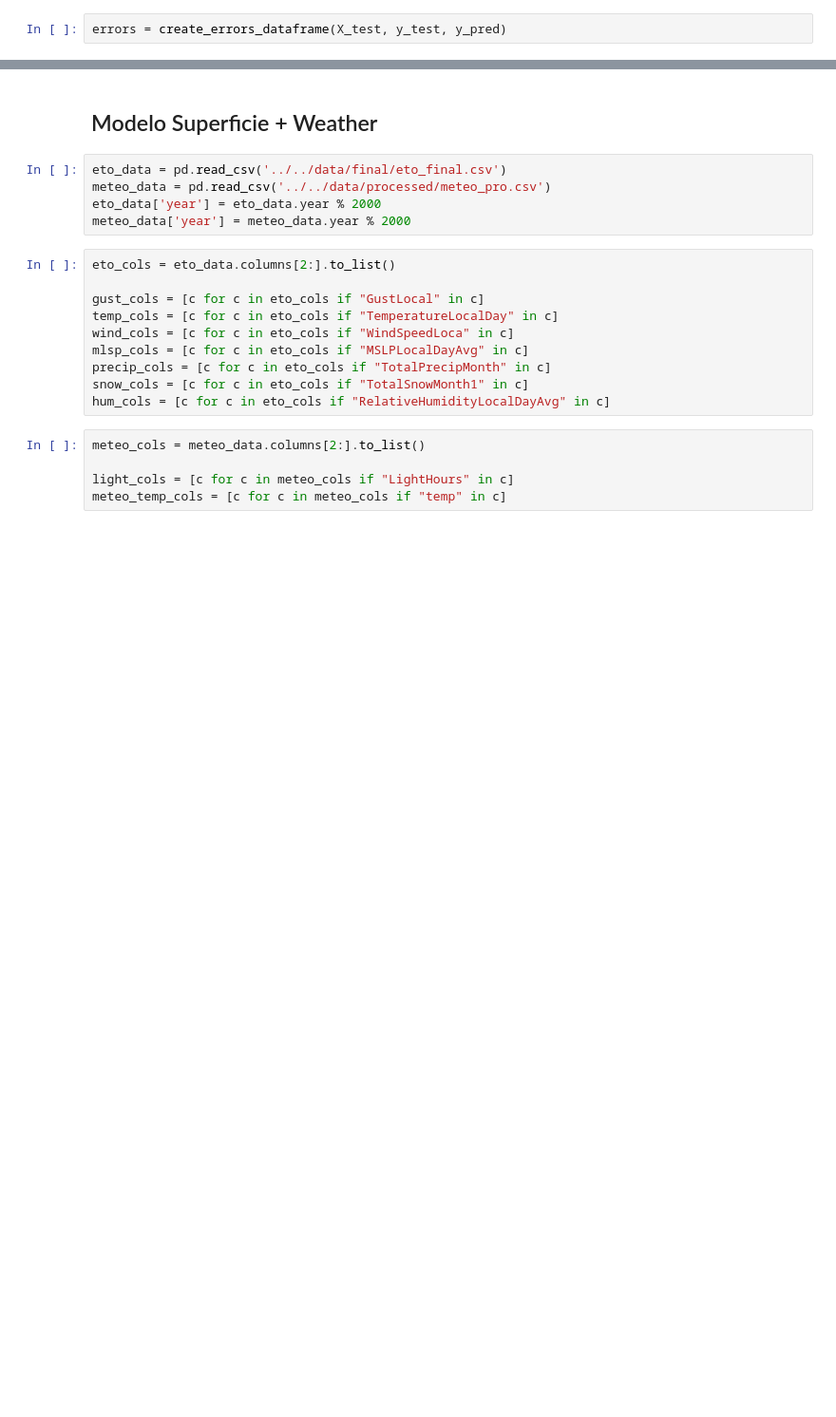
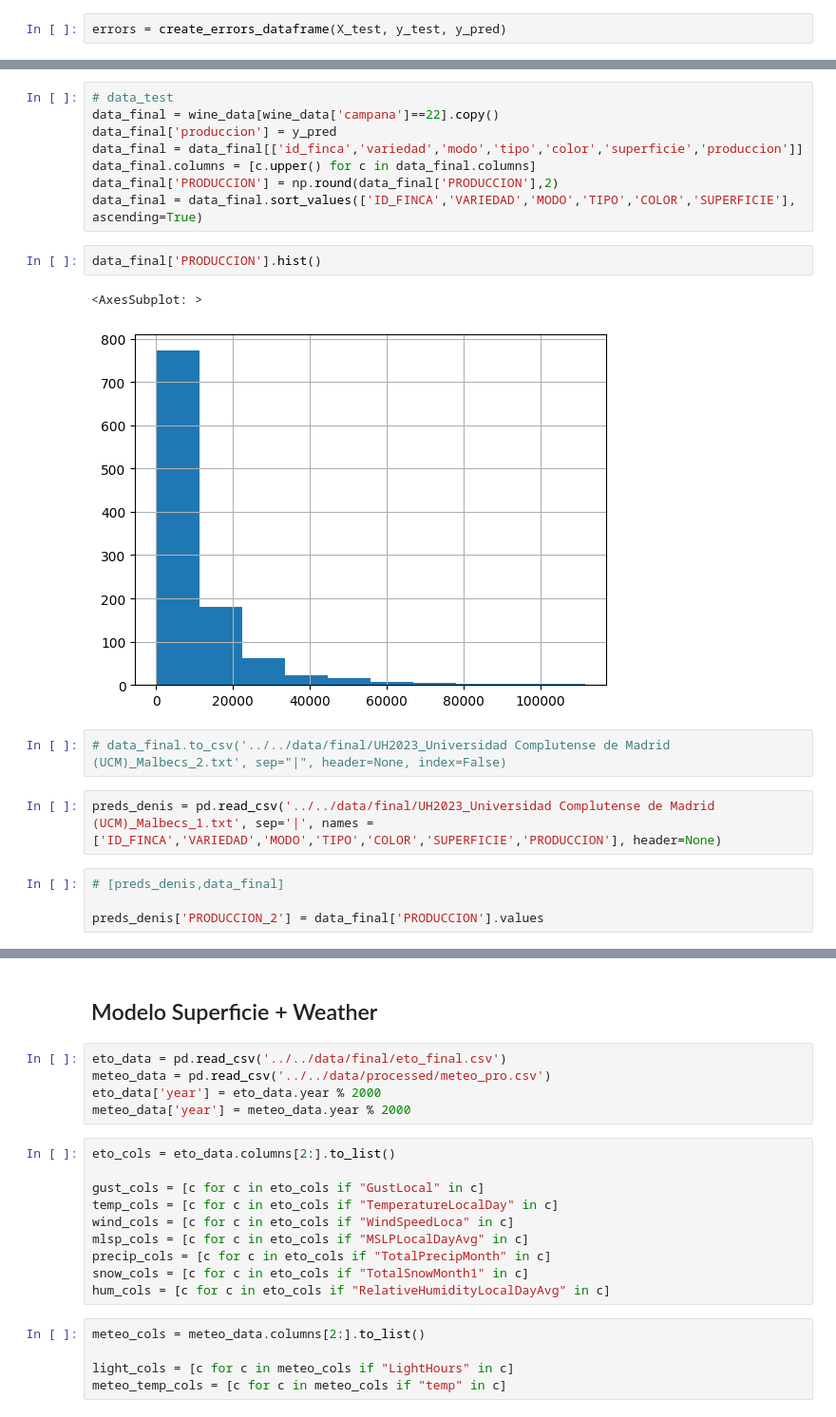
Before and after one commit to vitostamatti/datathon-cajamar-malbecs, a Jupyter notebook: notebooks/03-modeling/02-modeling-twosteps-vito.ipynb, the cells around one changed output, grey strips where cells are left out. Shown at 95% size. Cells and saved outputs as stored; diff of their text form; blank space fills up the shorter version.

```diff
--- a/notebooks/03-modeling/02-modeling-twosteps-vito.ipynb
+++ b/notebooks/03-modeling/02-modeling-twosteps-vito.ipynb
@@ -402,0 +577,21 @@ errors.groupby('variedad').agg(
+# %%
+# data_test
+data_final = wine_data[wine_data['campana']==22].copy()
+data_final['produccion'] = y_pred
+data_final = data_final[['id_finca','variedad','modo','tipo','color','superficie','produccion']]
+data_final.columns = [c.upper() for c in data_final.columns]
+data_final['PRODUCCION'] = np.round(data_final['PRODUCCION'],2)
+data_final = data_final.sort_values(['ID_FINCA','VARIEDAD','MODO','TIPO','COLOR','SUPERFICIE'], ascending=True)
+# %%
+data_final['PRODUCCION'].hist()
+# %% [output]
+<AxesSubplot: >
+[figure, added]
+# %%
+# data_final.to_csv('../../data/final/UH2023_Universidad Complutense de Madrid (UCM)_Malbecs_2.txt', sep="|", header=None, index=False)
+# %%
+preds_denis = pd.read_csv('../../data/final/UH2023_Universidad Complutense de Madrid (UCM)_Malbecs_1.txt', sep='|', names = ['ID_FINCA','VARIEDAD','MODO','TIPO','COLOR','SUPERFICIE','PRODUCCION'], header=None)
+# %%
+# [preds_denis,data_final]
+
+preds_denis['PRODUCCION_2'] = data_final['PRODUCCION'].values
```
Also changed, not shown: parts of 17 cells of this notebook, 2 other files.
